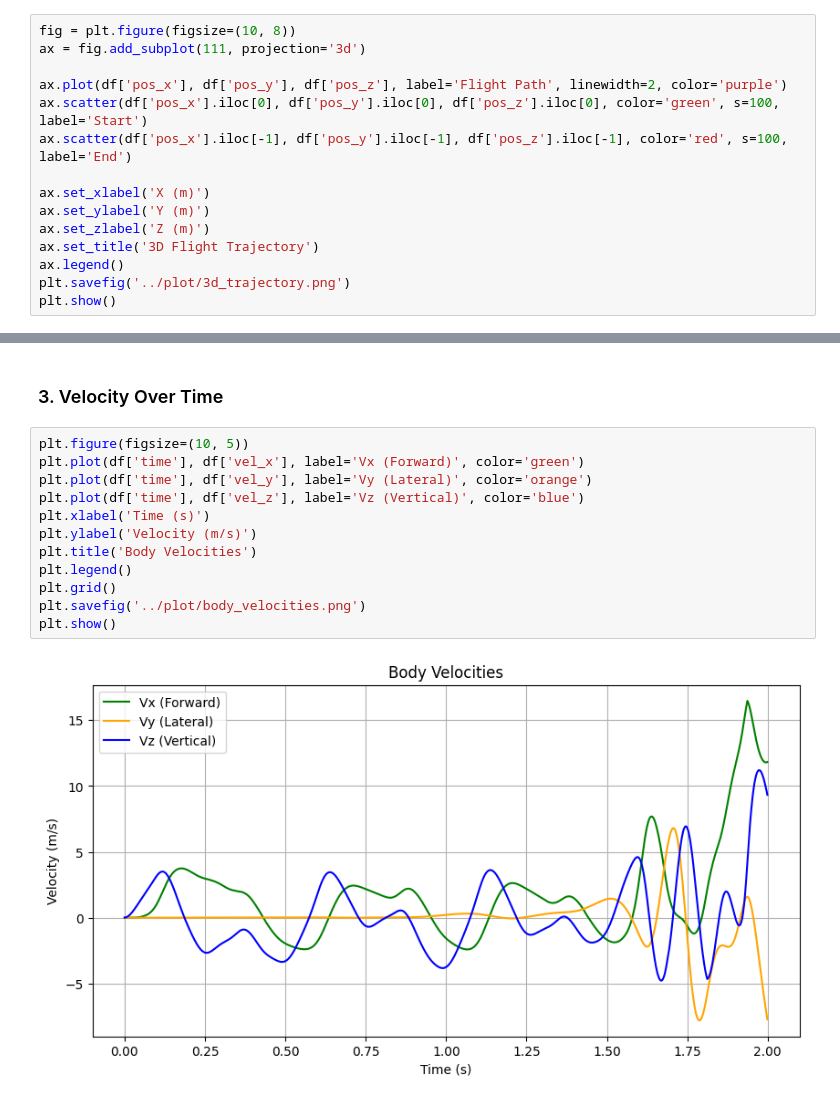
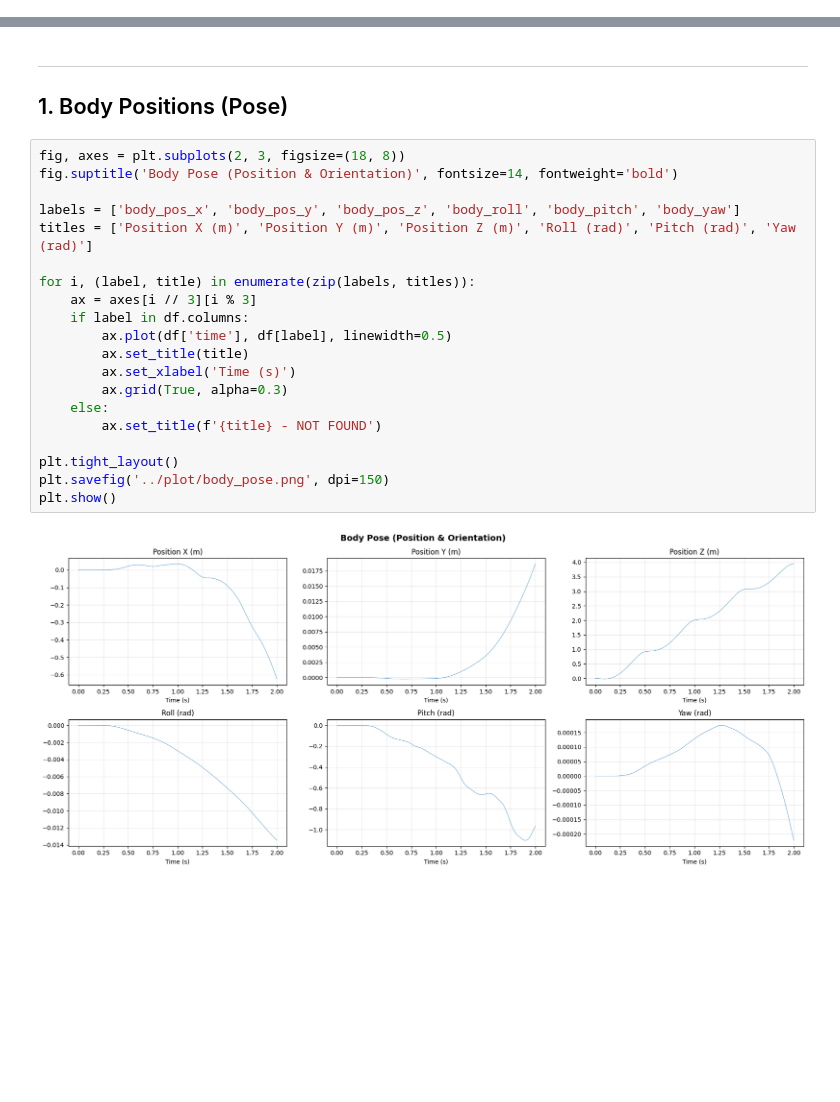
Before and after one commit to Srindot/dynamics-survey-fwuav, a Jupyter notebook: output/flight_analysis.ipynb, the cells around one changed output, grey strips where cells are left out. Cells and saved outputs as stored; diff of their text form; blank space fills up the shorter version.

```diff
--- a/output/flight_analysis.ipynb
+++ b/output/flight_analysis.ipynb
@@ -48,15 +18,0 @@ Visualizing the spatial path of the drone's center of mass.
-# %%
-fig = plt.figure(figsize=(10, 8))
-ax = fig.add_subplot(111, projection='3d')
-
-ax.plot(df['pos_x'], df['pos_y'], df['pos_z'], label='Flight Path', linewidth=2, color='purple')
-ax.scatter(df['pos_x'].iloc[0], df['pos_y'].iloc[0], df['pos_z'].iloc[0], color='green', s=100, label='Start')
-ax.scatter(df['pos_x'].iloc[-1], df['pos_y'].iloc[-1], df['pos_z'].iloc[-1], color='red', s=100, label='End')
-
-ax.set_xlabel('X (m)')
-ax.set_ylabel('Y (m)')
-ax.set_zlabel('Z (m)')
-ax.set_title('3D Flight Trajectory')
-ax.legend()
-plt.savefig('../plot/3d_trajectory.png')
-plt.show()
@@ -65,16 +19,25 @@ plt.show()
-# %% [markdown]
-### 3. Velocity Over Time
-# %%
-plt.figure(figsize=(10, 5))
-plt.plot(df['time'], df['vel_x'], label='Vx (Forward)', color='green')
-plt.plot(df['time'], df['vel_y'], label='Vy (Lateral)', color='orange')
-plt.plot(df['time'], df['vel_z'], label='Vz (Vertical)', color='blue')
-plt.xlabel('Time (s)')
-plt.ylabel('Velocity (m/s)')
-plt.title('Body Velocities')
-plt.legend()
-plt.grid()
-plt.savefig('../plot/body_velocities.png')
-plt.show()
-# %% [output]
-[figure, removed]
+# %% [markdown]
+---
+## 1. Body Positions (Pose)
+# %%
+fig, axes = plt.subplots(2, 3, figsize=(18, 8))
+fig.suptitle('Body Pose (Position & Orientation)', fontsize=14, fontweight='bold')
+
+labels = ['body_pos_x', 'body_pos_y', 'body_pos_z', 'body_roll', 'body_pitch', 'body_yaw']
+titles = ['Position X (m)', 'Position Y (m)', 'Position Z (m)', 'Roll (rad)', 'Pitch (rad)', 'Yaw (rad)']
+
+for i, (label, title) in enumerate(zip(labels, titles)):
+    ax = axes[i // 3][i % 3]
+    if label in df.columns:
+        ax.plot(df['time'], df[label], linewidth=0.5)
+        ax.set_title(title)
+        ax.set_xlabel('Time (s)')
+        ax.grid(True, alpha=0.3)
+    else:
+        ax.set_title(f'{title} - NOT FOUND')
+
+plt.tight_layout()
+plt.savefig('../plot/body_pose.png', dpi=150)
+plt.show()
+# %% [output]
+[figure, added]
```
Also changed, not shown: parts of 24 cells of this notebook, 33 other files.
